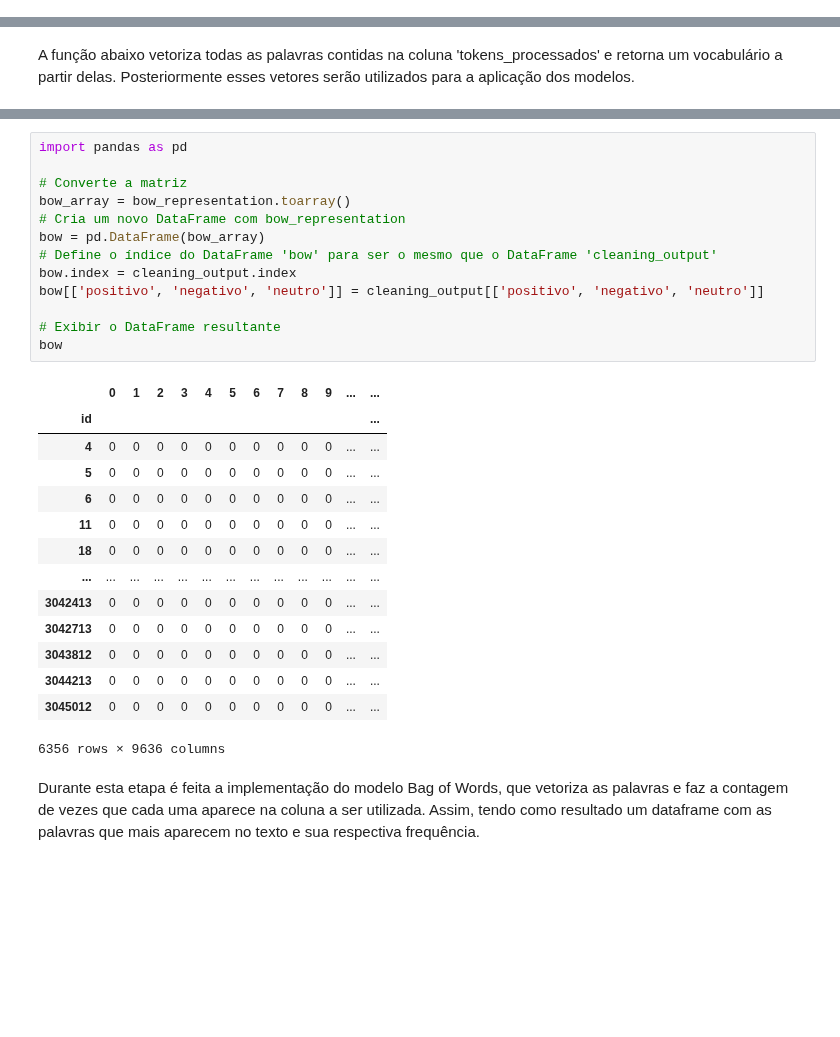
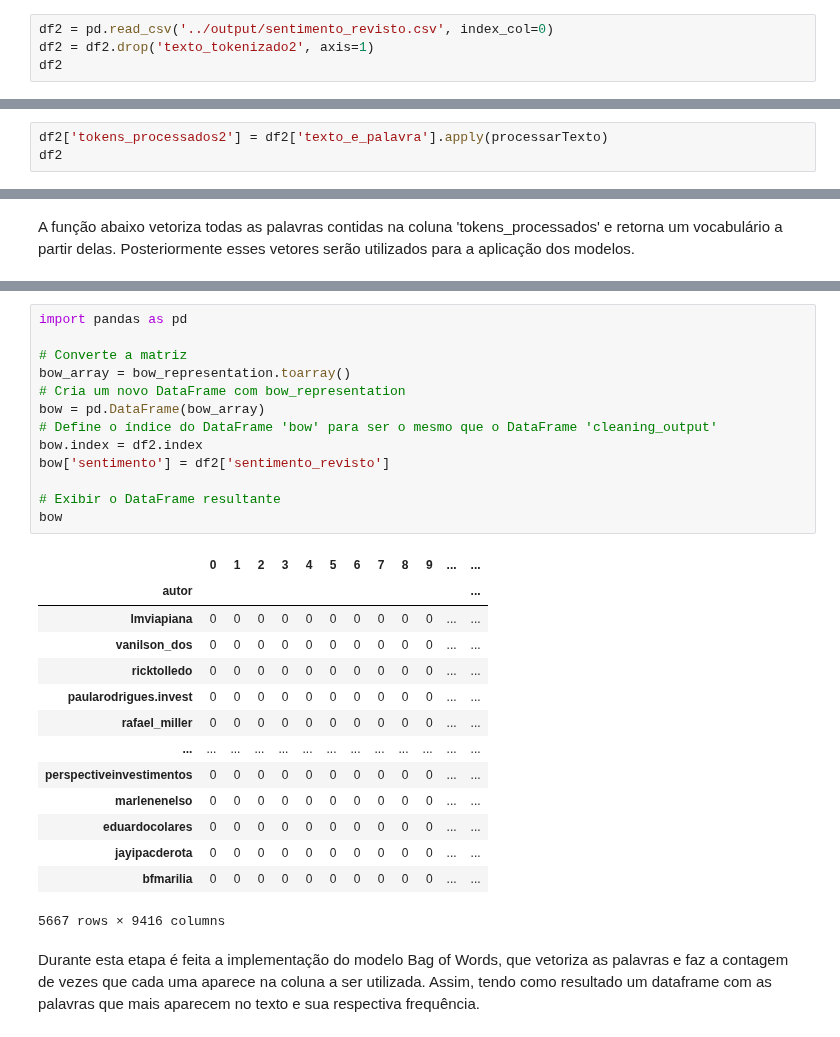
Before and after one commit to 2023M6T4-Inteli/Projeto4, a Jupyter notebook: src/modelos_bag_of_words.ipynb, the cells around one changed output, grey strips where cells are left out. Drawn from its saved outputs; the diff is of its cells as text; blank space fills up the shorter version.

Commit message:
naive bayes com novos sentimentos

```diff
--- a/src/modelos_bag_of_words.ipynb
+++ b/src/modelos_bag_of_words.ipynb
@@ -139,0 +71,4 @@ df
+# %%
+df2 = pd.read_csv('../output/sentimento_revisto.csv', index_col=0)
+df2 = df2.drop('texto_tokenizado2', axis=1)
+df2
@@ -139,0 +120,3 @@ df
+# %%
+df2['tokens_processados2'] = df2['texto_e_palavra'].apply(processarTexto)
+df2
@@ -434,31 +459,31 @@ Representação Bag of Words:
 # %%
 import pandas as pd
 
 # Converte a matriz
 bow_array = bow_representation.toarray()
 # Cria um novo DataFrame com bow_representation
 bow = pd.DataFrame(bow_array)
 # Define o índice do DataFrame 'bow' para ser o mesmo que o DataFrame 'cleaning_output'
-bow.index = cleaning_output.index
-bow[['positivo', 'negativo', 'neutro']] = cleaning_output[['positivo', 'negativo', 'neutro']]
+bow.index = df2.index
+bow['sentimento'] = df2['sentimento_revisto']
 
 # Exibir o DataFrame resultante
 bow
 # %% [output]
 |  | 0 | 1 | 2 | 3 | 4 | 5 | 6 | 7 | 8 | 9 | ... | ... |
-| id |  |  |  |  |  |  |  |  |  |  |  | ... |
-| 4 | 0 | 0 | 0 | 0 | 0 | 0 | 0 | 0 | 0 | 0 | ... | ... |
-| 5 | 0 | 0 | 0 | 0 | 0 | 0 | 0 | 0 | 0 | 0 | ... | ... |
-| 6 | 0 | 0 | 0 | 0 | 0 | 0 | 0 | 0 | 0 | 0 | ... | ... |
-| 11 | 0 | 0 | 0 | 0 | 0 | 0 | 0 | 0 | 0 | 0 | ... | ... |
-| 18 | 0 | 0 | 0 | 0 | 0 | 0 | 0 | 0 | 0 | 0 | ... | ... |
+| autor |  |  |  |  |  |  |  |  |  |  |  | ... |
+| lmviapiana | 0 | 0 | 0 | 0 | 0 | 0 | 0 | 0 | 0 | 0 | ... | ... |
+| vanilson_dos | 0 | 0 | 0 | 0 | 0 | 0 | 0 | 0 | 0 | 0 | ... | ... |
+| ricktolledo | 0 | 0 | 0 | 0 | 0 | 0 | 0 | 0 | 0 | 0 | ... | ... |
+| paularodrigues.invest | 0 | 0 | 0 | 0 | 0 | 0 | 0 | 0 | 0 | 0 | ... | ... |
+| rafael_miller | 0 | 0 | 0 | 0 | 0 | 0 | 0 | 0 | 0 | 0 | ... | ... |
 | ... | ... | ... | ... | ... | ... | ... | ... | ... | ... | ... | ... | ... |
-| 3042413 | 0 | 0 | 0 | 0 | 0 | 0 | 0 | 0 | 0 | 0 | ... | ... |
-| 3042713 | 0 | 0 | 0 | 0 | 0 | 0 | 0 | 0 | 0 | 0 | ... | ... |
-| 3043812 | 0 | 0 | 0 | 0 | 0 | 0 | 0 | 0 | 0 | 0 | ... | ... |
-| 3044213 | 0 | 0 | 0 | 0 | 0 | 0 | 0 | 0 | 0 | 0 | ... | ... |
-| 3045012 | 0 | 0 | 0 | 0 | 0 | 0 | 0 | 0 | 0 | 0 | ... | ... |
+| perspectiveinvestimentos | 0 | 0 | 0 | 0 | 0 | 0 | 0 | 0 | 0 | 0 | ... | ... |
+| marlenenelso | 0 | 0 | 0 | 0 | 0 | 0 | 0 | 0 | 0 | 0 | ... | ... |
+| eduardocolares | 0 | 0 | 0 | 0 | 0 | 0 | 0 | 0 | 0 | 0 | ... | ... |
+| jayipacderota | 0 | 0 | 0 | 0 | 0 | 0 | 0 | 0 | 0 | 0 | ... | ... |
+| bfmarilia | 0 | 0 | 0 | 0 | 0 | 0 | 0 | 0 | 0 | 0 | ... | ... |
-6356 rows × 9636 columns
+5667 rows × 9416 columns
 # %% [markdown]
 Durante esta etapa é feita a implementação do modelo Bag of Words, que vetoriza as palavras e faz a contagem de vezes que cada uma aparece na coluna a ser utilizada. Assim, tendo como resultado um dataframe com as palavras que mais aparecem no texto e sua respectiva frequência.
 # %%
```
Also changed, not shown: parts of 33 cells of this notebook, 1 other file.
